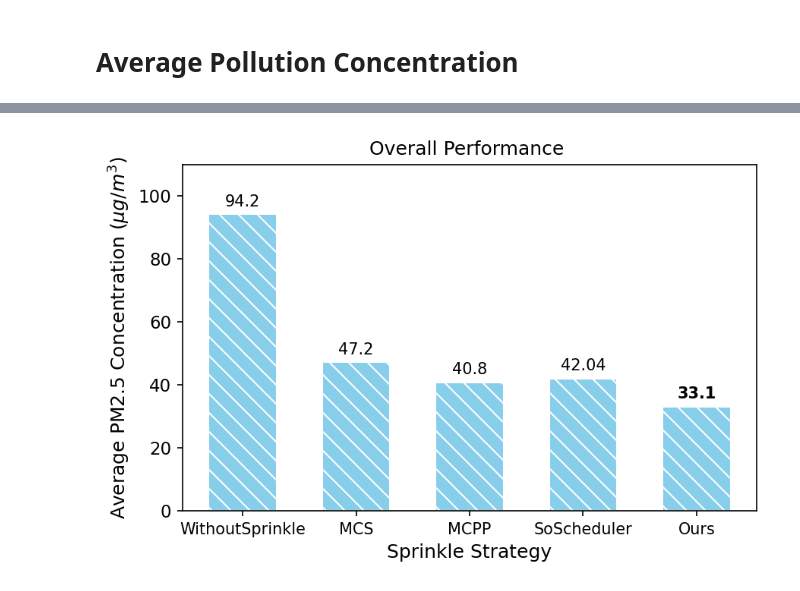
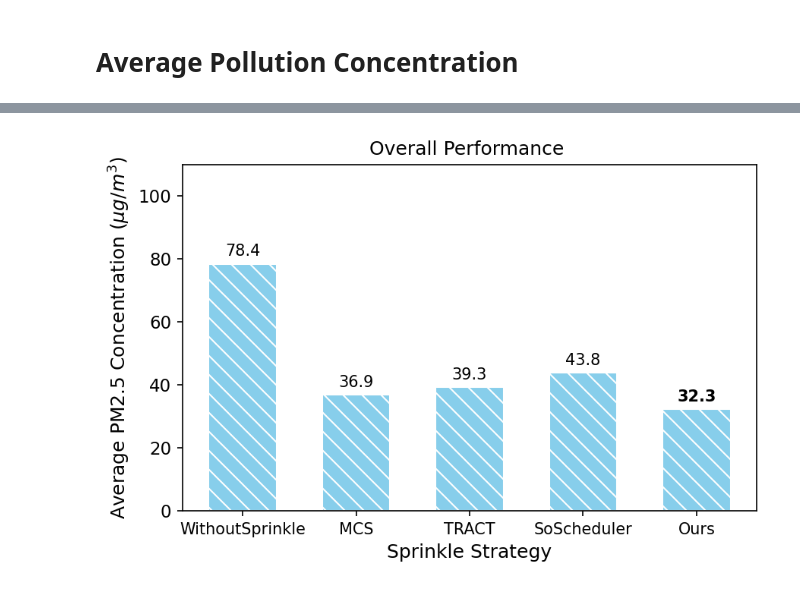
Before and after one commit to xiaozijianx/PyPolo-main, a Jupyter notebook: visual/Visual_SummaryofAllTests.ipynb, the cells around one changed output, grey strips where cells are left out. Drawn from its saved outputs; the diff is of its cells as text; code cells hidden in the pictures.

```diff
--- a/visual/Visual_SummaryofAllTests.ipynb
+++ b/visual/Visual_SummaryofAllTests.ipynb
@@ -92,31 +33,23 @@ strategy_meanpollution = []
 # teamsize
 sche_step = 0
 adaptive_step = 0
+alpha = 1.6
 for strategy in strategy_name:
-    if strategy == "EffectOrientedMCTSSpray":
-        sche_step = 8
-        adaptive_step = 8
-    elif strategy == "NonmyonicLatticeSpray":
-        sche_step = 18
+    if strategy == "NonmyonicLatticeSpray":
+        sche_step = 12
         adaptive_step = 4
-    elif strategy == "Traffic_jam":
-        sche_step = 18
-        adaptive_step = 3
-    elif strategy == "TRACT":
-        sche_step = 18
-        adaptive_step = 3
     else:
-        sche_step = 18
+        sche_step = 12
         adaptive_step = 3
     variable_meanpollution = []
     for i in range(5):
         comparing_variable = comparing_variables[0][i]
         team_size = team_sizes[i]
-        sourcenum = 3
+        sourcenum = 2
         seed_meanpollution = []
-        for seed in seeds:
-            pklname = f'SEED_{seed}_X{Setting.grid_x}_Y{Setting.grid_y}_VS{team_size}_TS{Setting.max_num_samples}_SS{sche_step}_AS{adaptive_step}_SN{sourcenum}_RS{Setting.replenish_speed}_WV{Setting.water_volume}'
-            pkldir = './outputs/' + strategy + '/' + comparing_variable + '/' + pklname + ".pkl"
+        for seed in seeds1:
+            pklname = f'SEED_{seed}_VS{team_size}_TS{Setting.max_num_samples}_SS{sche_step}_AS{adaptive_step}_SN{sourcenum}_RS{Setting.replenish_speed}_WV{Setting.water_volume}_ALPHA{alpha}.pkl'
+            pkldir = os.path.join(current_dir,"outputs", strategy, comparing_variable, pklname)
             data = pypolo2.experiments.utilities.readpkl(pkldir)
             time_meanpollution = []
             for i in range(48):
@@ -129,12 +62,12 @@ for strategy in strategy_name:
     # numsource
     for i in range(5):
         comparing_variable = comparing_variables[1][i]
-        team_size = 3
+        team_size = 4
         sourcenum = sourcenums[i]
         seed_sumsprayeffect = []
-        for seed in seeds:
-            pklname = f'SEED_{seed}_X{Setting.grid_x}_Y{Setting.grid_y}_VS{team_size}_TS{Setting.max_num_samples}_SS{sche_step}_AS{adaptive_step}_SN{sourcenum}_RS{Setting.replenish_speed}_WV{Setting.water_volume}'
-            pkldir = './outputs/' + strategy + '/' + comparing_variable + '/' + pklname + ".pkl"
+        for seed in seeds2:
+            pklname = f'SEED_{seed}_VS{team_size}_TS{Setting.max_num_samples}_SS{sche_step}_AS{adaptive_step}_SN{sourcenum}_RS{Setting.replenish_speed}_WV{Setting.water_volume}_ALPHA{alpha}.pkl'
+            pkldir = os.path.join(current_dir,"outputs", strategy, comparing_variable, pklname)
             data = pypolo2.experiments.utilities.readpkl(pkldir)
             for i in range(48):
                 if i >= 24:
@@ -153,11 +210,9 @@ import matplotlib.pyplot as plt
 import numpy as np
 
 # Data
-# models = ['WithoutSprinkle','MCS', 'MCPP', 'SoScheduler','TRACT',  'Ours']
-# Average_Concentration = [94.2, 47.2, 40.8, 42.04,34.6,  33.1]
 
-models = ['WithoutSprinkle','MCS', 'MCPP', 'SoScheduler',  'Ours']
-Average_Concentration = [94.2, 47.2, 40.8, 42.04,  33.1]
+models = ['WithoutSprinkle','MCS', 'TRACT', 'SoScheduler',  'Ours']
+Average_Concentration = [78.4, 36.9, 39.3, 43.8,  32.3]
 
 x = np.arange(len(models))
 width = 0.6
@@ -173,32 +228,32 @@ for i in range(len(models)):
 
 ax.set_ylabel('Average PM2.5 Concentration ($\mu{g}/m^3$)', fontsize=12)
 ax.tick_params(axis='y', labelsize=11)
 ax.tick_params(axis='x', labelsize=10)
 ax.set_xlabel('Sprinkle Strategy', fontsize=12)
 ax.set_title('Overall Performance ')
 ax.set_xticks(x+width/2)
 ax.set_ylim([0, 110])
 ax.set_xticklabels(models)
 
 # 去掉标题
 # ax.set_title('')
 
 # 将图例放置在上方
 # ax.legend(loc='upper center', bbox_to_anchor=(0.5, 1.15), ncol=2)
 
 def autolabel(values, offset):
     for i, value in enumerate(values):
         fontweight = 'bold' if models[i] == 'Ours' else 'normal'
         ax.annotate('{}'.format(value),
                     xy=(x[i] + offset, value),
                     xytext=(0, 3),  # 3 points vertical offset
                     textcoords="offset points",
                     ha='center', va='bottom', fontweight=fontweight)
 
 autolabel(Average_Concentration, width/2)
 
 fig.tight_layout()
-filename = './outputs/png/Overall_SchedulingPerformance1.png'
+filename = './outputs/png/Overall_SchedulingPerformance2.png'
 plt.savefig(filename,bbox_inches = 'tight')
 # %% [output]
-[figure, old version]
+[figure, new version]
```
Also changed, not shown: parts of 10 cells of this notebook, 34 other files.
